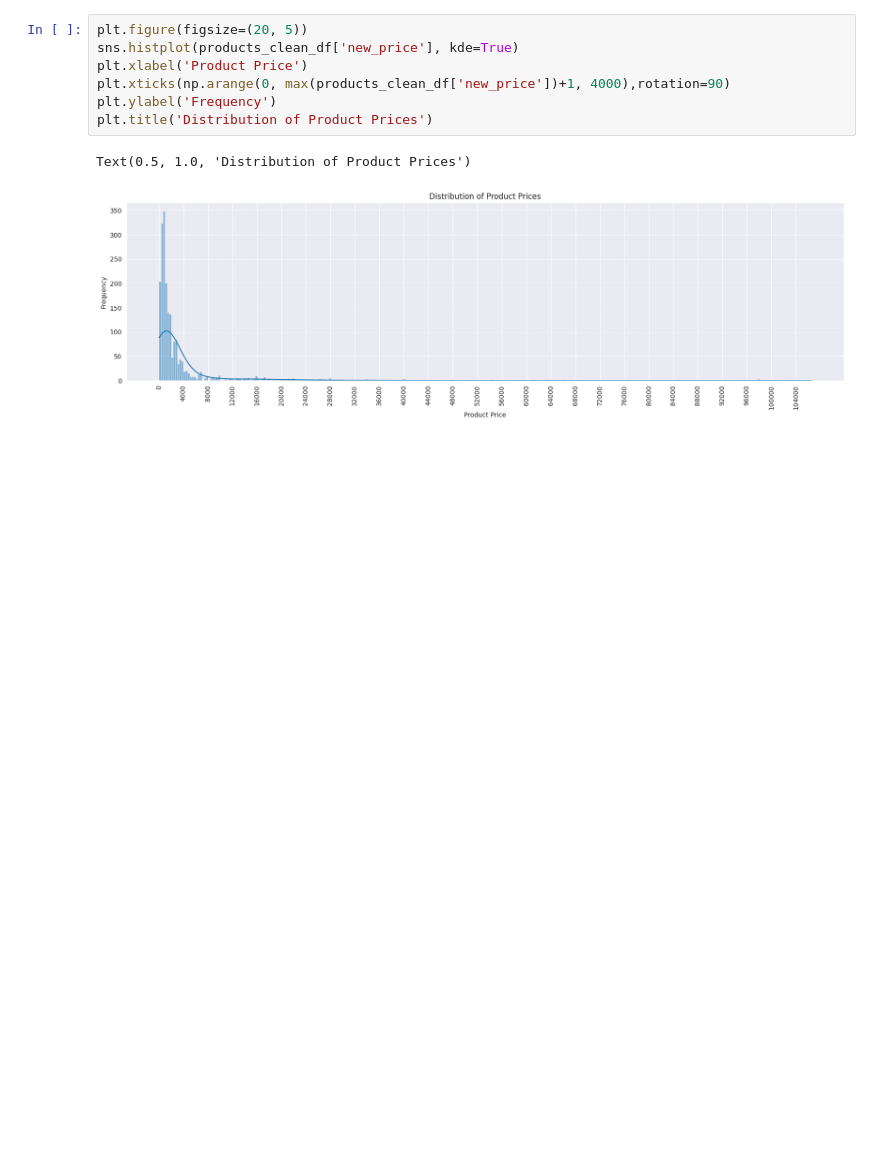
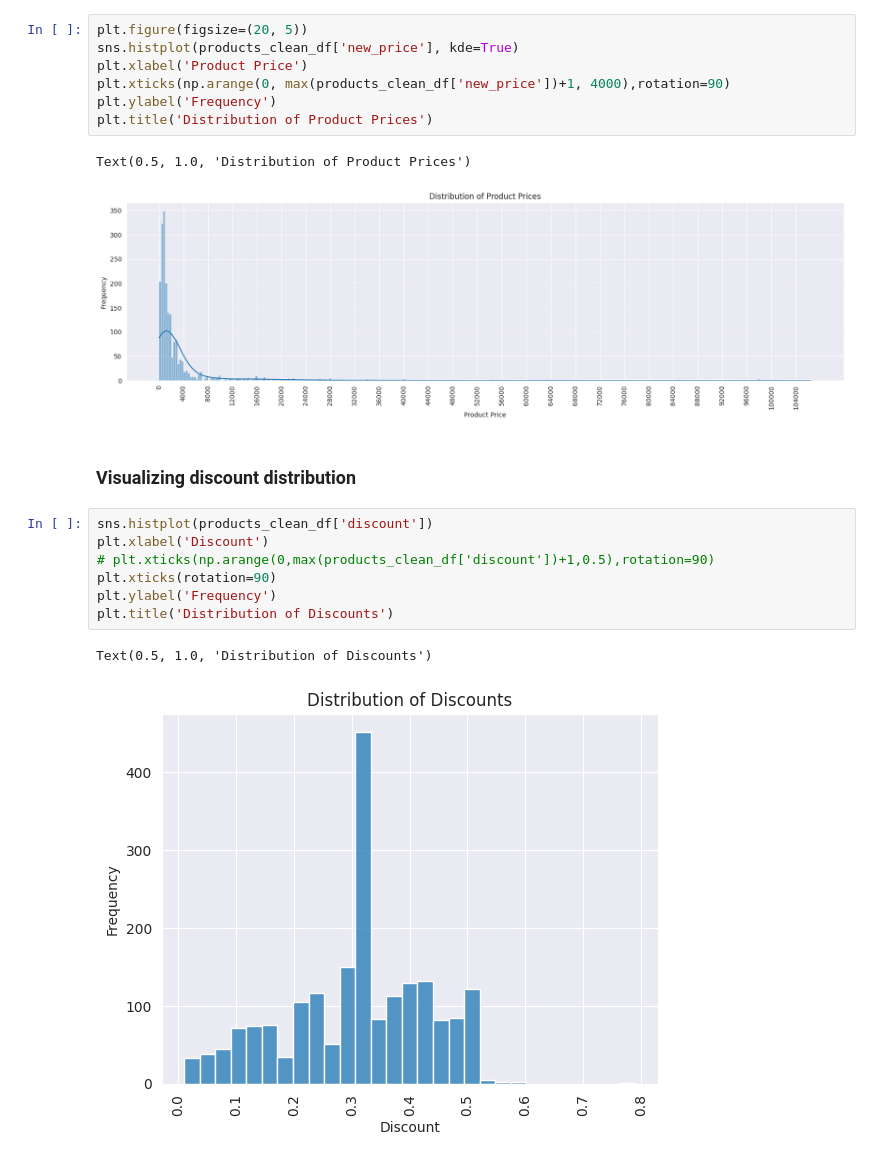
Before and after one commit to mutumagitonga/Jumia-WebScrape-Hackathon, a Jupyter notebook: 1_jumia_webscrape.ipynb, the cells around one changed output. Drawn from its saved outputs; the diff is of its cells as text; blank space fills up the shorter version.

Commit message:
Create a histogram showing discount distribution

```diff
--- a/1_jumia_webscrape.ipynb
+++ b/1_jumia_webscrape.ipynb
@@ -692,3 +692,15 @@ plt.title('Distribution of Product Prices')
 # %% [output]
 Text(0.5, 1.0, 'Distribution of Product Prices')
 [figure]
+# %% [markdown]
+### Visualizing discount distribution
+# %%
+sns.histplot(products_clean_df['discount'])
+plt.xlabel('Discount')
+# plt.xticks(np.arange(0,max(products_clean_df['discount'])+1,0.5),rotation=90)
+plt.xticks(rotation=90)
+plt.ylabel('Frequency')
+plt.title('Distribution of Discounts')
+# %% [output]
+Text(0.5, 1.0, 'Distribution of Discounts')
+[figure, added]
```
